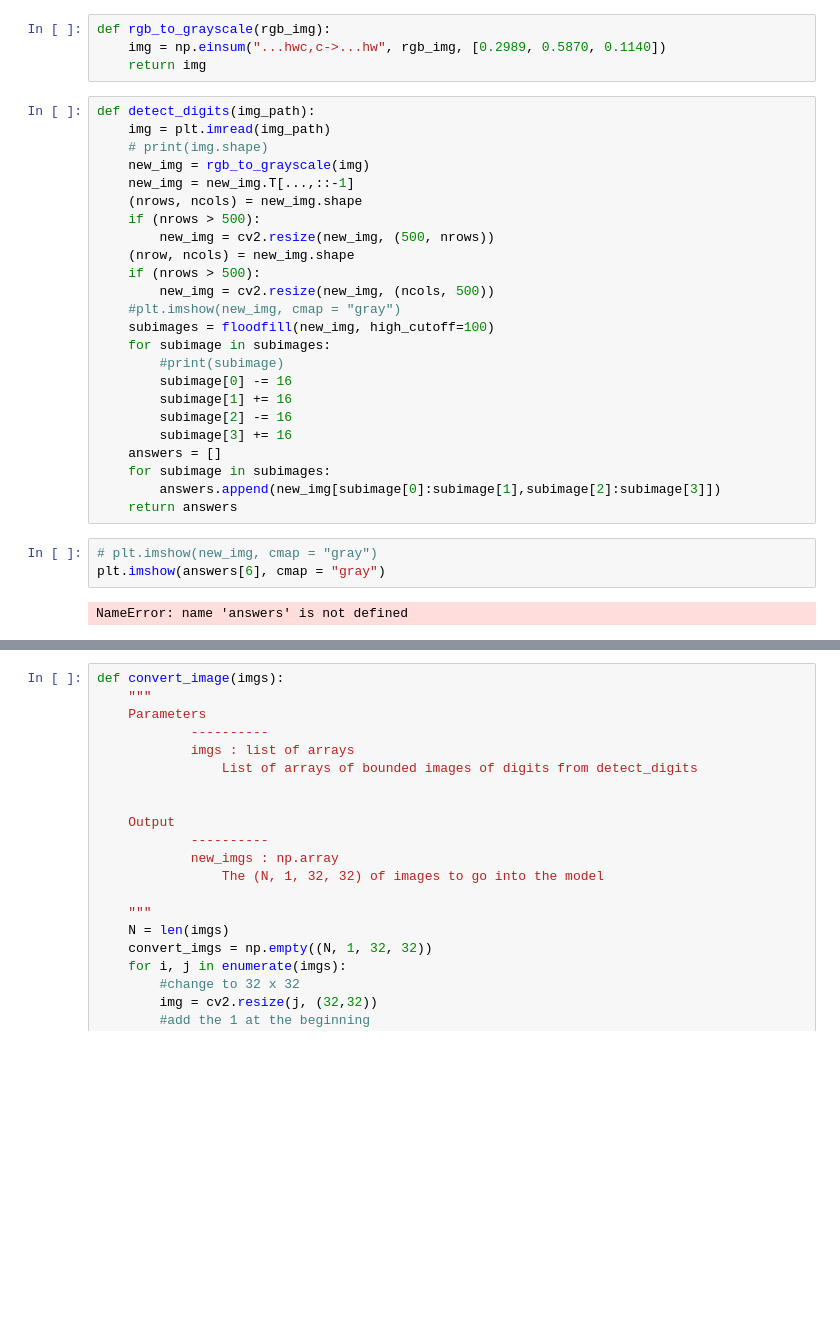
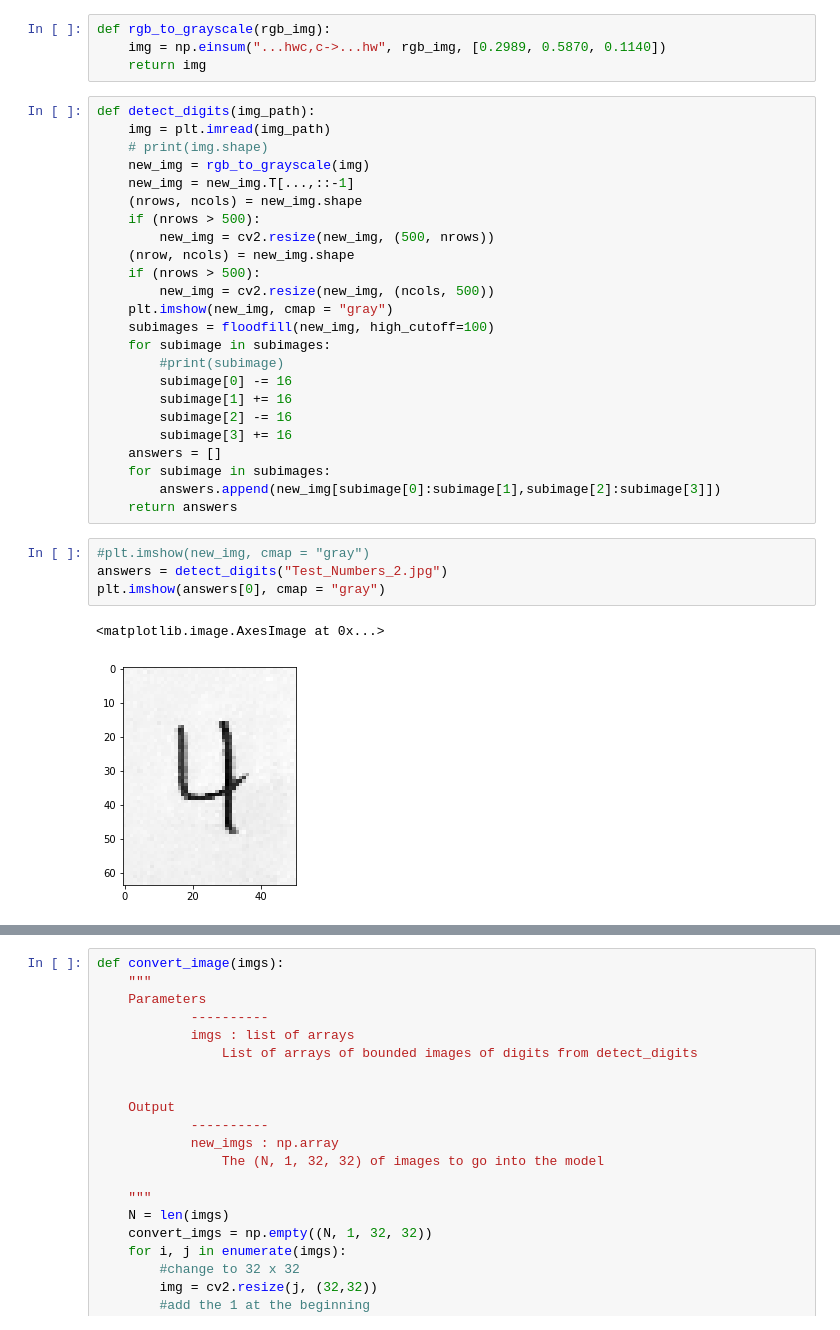
Before and after one commit to CogVegetables/Vegetable-Identification, a Jupyter notebook: Handwriting ID Master.ipynb, the cells around one changed output, grey strips where cells are left out. Drawn from its saved outputs; the diff is of its cells as text; blank space fills up the shorter version.

```diff
--- a/Handwriting ID Master.ipynb
+++ b/Handwriting ID Master.ipynb
@@ -168,7 +83,7 @@ def detect_digits(img_path):
     (nrow, ncols) = new_img.shape
     if (nrows > 500):
         new_img = cv2.resize(new_img, (ncols, 500))
-    #plt.imshow(new_img, cmap = "gray")
+    plt.imshow(new_img, cmap = "gray")
     subimages = floodfill(new_img, high_cutoff=100)
     for subimage in subimages:
         #print(subimage)
@@ -181,7 +96,9 @@ def detect_digits(img_path):
         answers.append(new_img[subimage[0]:subimage[1],subimage[2]:subimage[3]])
     return answers
 # %%
-# plt.imshow(new_img, cmap = "gray")
-plt.imshow(answers[6], cmap = "gray")
+#plt.imshow(new_img, cmap = "gray")
+answers = detect_digits("Test_Numbers_2.jpg")
+plt.imshow(answers[0], cmap = "gray")
 # %% [output]
-NameError: name 'answers' is not defined
+<matplotlib.image.AxesImage at 0x...>
+[figure, added]
```
Also changed, not shown: parts of 7 cells of this notebook.
